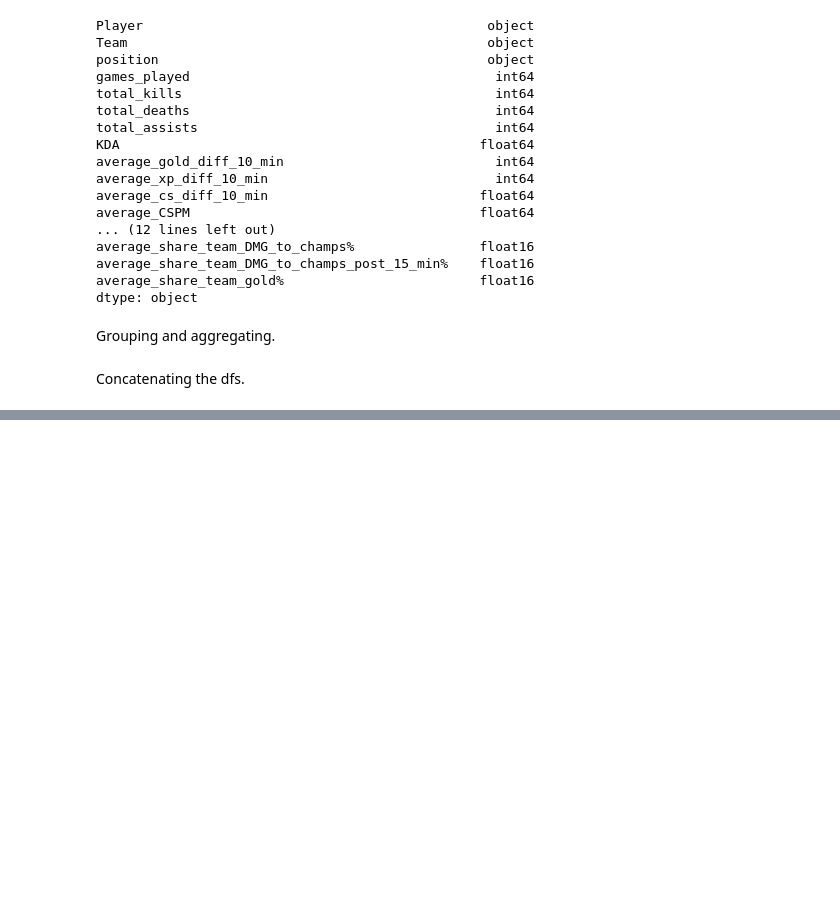
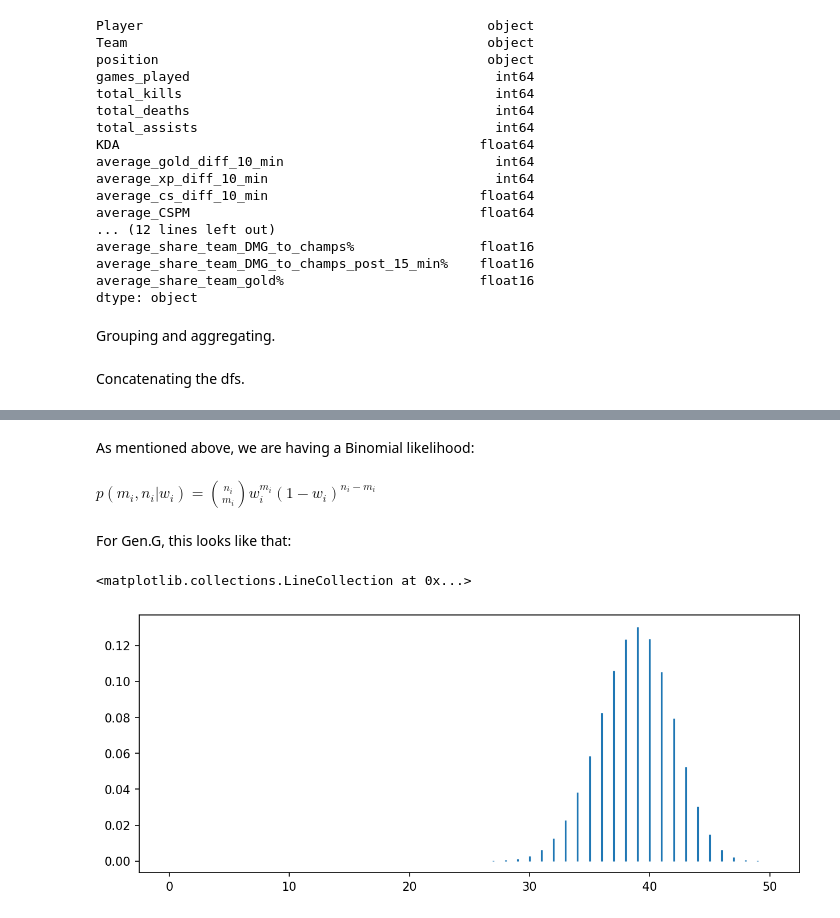
Before and after one commit to SFauth/LCK_CL_2021_Talent_Identification_Uni_Project, a Jupyter notebook: code.ipynb, the cells around one changed output, grey strips where cells are left out. Cells and saved outputs as stored; diff of their text form; code cells hidden in the pictures; blank space fills up the shorter version.

```diff
--- a/code.ipynb
+++ b/code.ipynb
@@ -149,0 +156,8 @@ agg_all = pd.concat([orig_summed_cols, avg_cols], axis = 1)
+# %%
+teams = agg_all.groupby(['Team']).max('games_played')
+
+teams = teams.assign(wins = (teams['winrate%'] / 100) * teams['games_played']).astype(int)
+
+win_stats = teams[['wins', 'winrate%', 'games_played']].sort_values(by=['winrate%'], ascending = False)
+
+win_stats
@@ -149,0 +204,18 @@ agg_all = pd.concat([orig_summed_cols, avg_cols], axis = 1)
+# %% [markdown]
+As mentioned above, we are having a Binomial likelihood:
+# %% [markdown]
+$p(m_i , n_i | w_i) = {n_i\choose m_i} w_{i}^{m_i} (1 - w_i)^{n_i - m_i}$
+# %% [markdown]
+For Gen.G, this looks like that:
+# %%
+n_1 = win_stats.loc['Gen.G Challengers'].games_played
+w_1 = win_stats.loc['Gen.G Challengers'][['winrate%']]/100
+m_1 = win_stats.loc['Gen.G Challengers'].wins
+
+grid = np.arange(n_1)
+
+fig,ax = plt.subplots(1,1, figsize=(10, 4),dpi=150)
+ax.vlines(grid, 0, binom.pmf(grid, n_1, w_1))
+# %% [output]
+<matplotlib.collections.LineCollection at 0x...>
+[figure, added]
```
Also changed, not shown: parts of 19 cells of this notebook.
